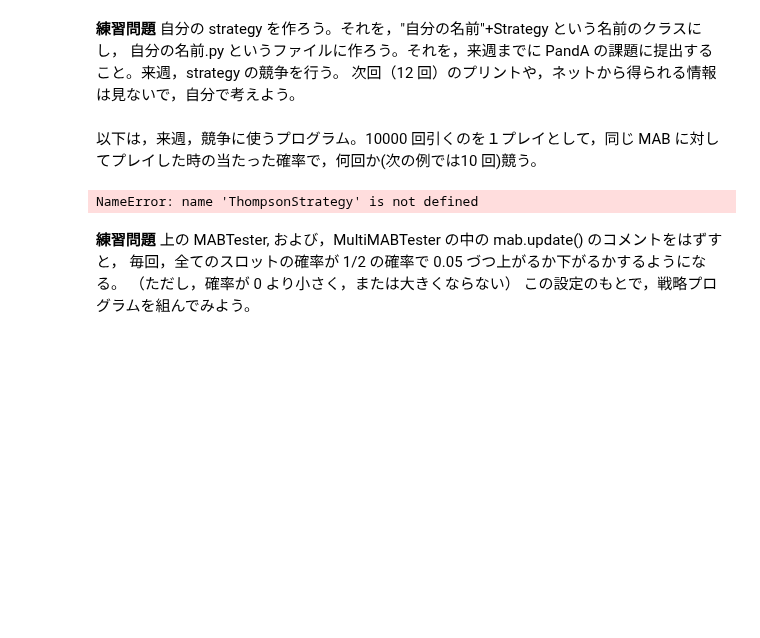
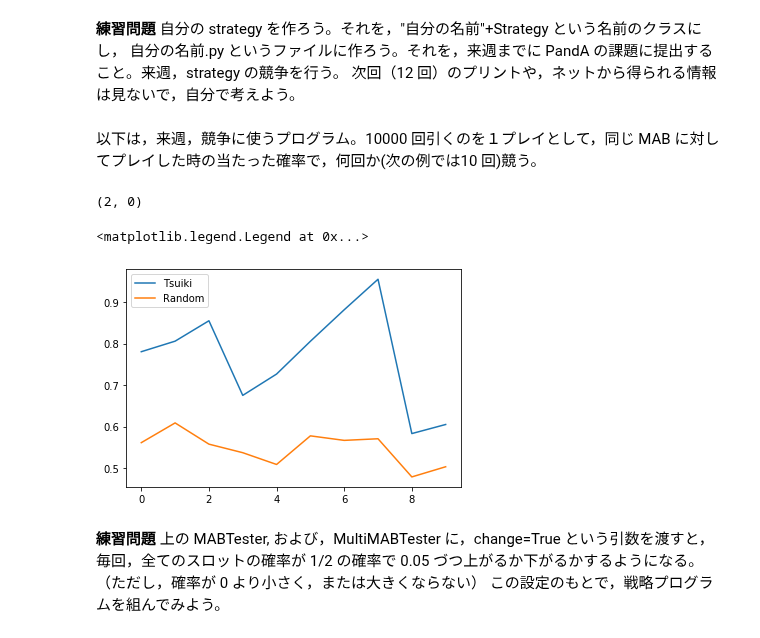
Before and after one commit to HidekiTsuiki/python, a Jupyter notebook: 11Bandit.ipynb, the cells around one changed output. Cells and saved outputs as stored; diff of their text form; code cells hidden in the pictures; blank space fills up the shorter version.

Commit message:
tsuiki

```diff
--- a/11Bandit.ipynb
+++ b/11Bandit.ipynb
@@ -194,7 +194,7 @@ for i in range(10):
 # %%
 import numpy as np
 
-def OnePlay(numplay, strategies, mab):
+def OnePlay(numplay, strategies, mab, change=False):
     '''ndarray として返す。'''
     myaccounts = np.zeros(len(strategies), dtype=int)
     for x in strategies:
@@ -206,32 +206,34 @@ def OnePlay(numplay, strategies, mab):
             result = mab.slot(k)
             myaccounts[s] += result
             strategies[s].learn(k,result)
-#        mab.update()  # 確率が変化していく場合
+        if(change):
+            mab.update()  # 確率が変化していく場合
     return(myaccounts/numplay)
 
-def MultiMABTester(n, strategies):
+def MultiMABTester(n, strategies, change=False):
     NUMPLAY = 10000
     ret = np.zeros((len(strategies),0))
     print(ret.shape)
 
     for i  in range(n):
         mab = MultiArmedBandit()
-        ret = np.append(ret, OnePlay(NUMPLAY, strategies, mab).reshape(len(strategies),1), axis=1)
+        ret = np.append(ret, OnePlay(NUMPLAY, strategies, mab, change).reshape(len(strategies),1), axis=1)
     return ret
 # %%
 names = ["Tsuiki", "Random"]
-ret = MultiMABTester(10, [ThompsonStrategy(),TsuikiStrategy(),RandomStrategy()])
+ret = MultiMABTester(10, [TsuikiStrategy(),RandomStrategy()])
 %matplotlib inline
 import numpy as np
 import matplotlib.pyplot as plt
 for i in range(len(names)):
     plt.plot(ret[i], label=names[i])
 # rs は、red, square
 plt.legend(loc='upper left')
 # %% [output]
-NameError: name 'ThompsonStrategy' is not defined
+(2, 0)
+<matplotlib.legend.Legend at 0x...>
+[figure, added]
 # %% [markdown]
-**練習問題** 上の MABTester, および，MultiMABTester の中の mab.update()  のコメントをはずすと，
-毎回，全てのスロットの確率が 1/2 の確率で 0.05 づつ上がるか下がるかするようになる。
+**練習問題** 上の MABTester, および，MultiMABTester に，change=True という引数を渡すと，毎回，全てのスロットの確率が 1/2 の確率で 0.05 づつ上がるか下がるかするようになる。
 （ただし，確率が 0 より小さく，または大きくならない）
 この設定のもとで，戦略プログラムを組んでみよう。
```
Also changed, not shown: parts of 12 cells of this notebook, 3 other files.
